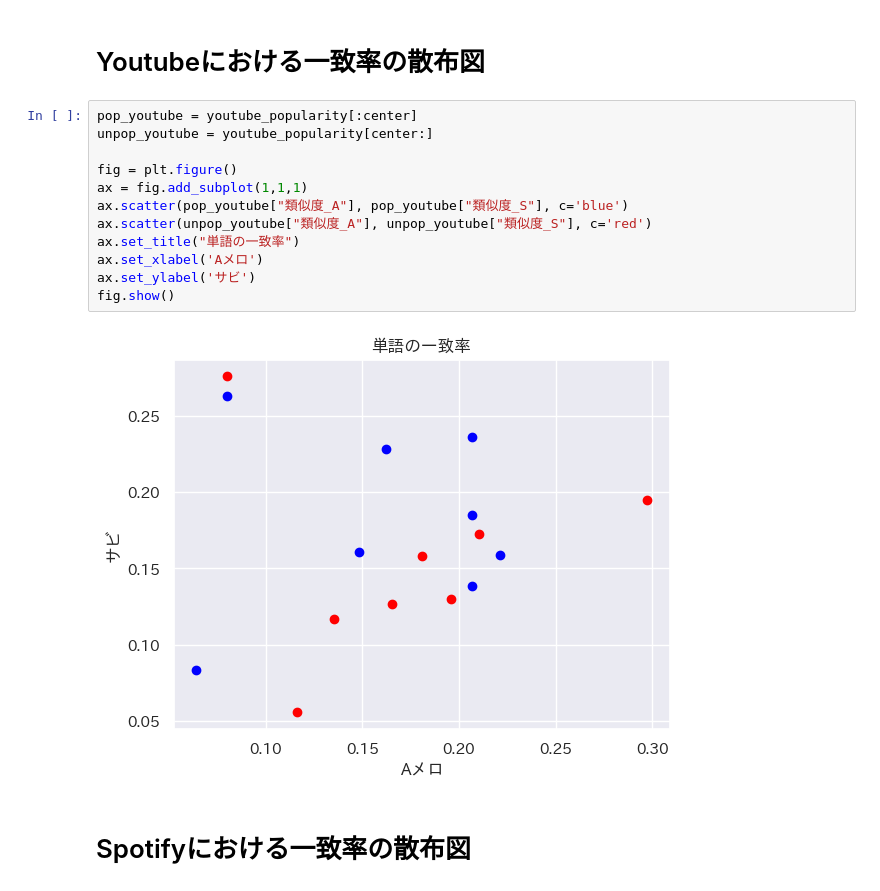
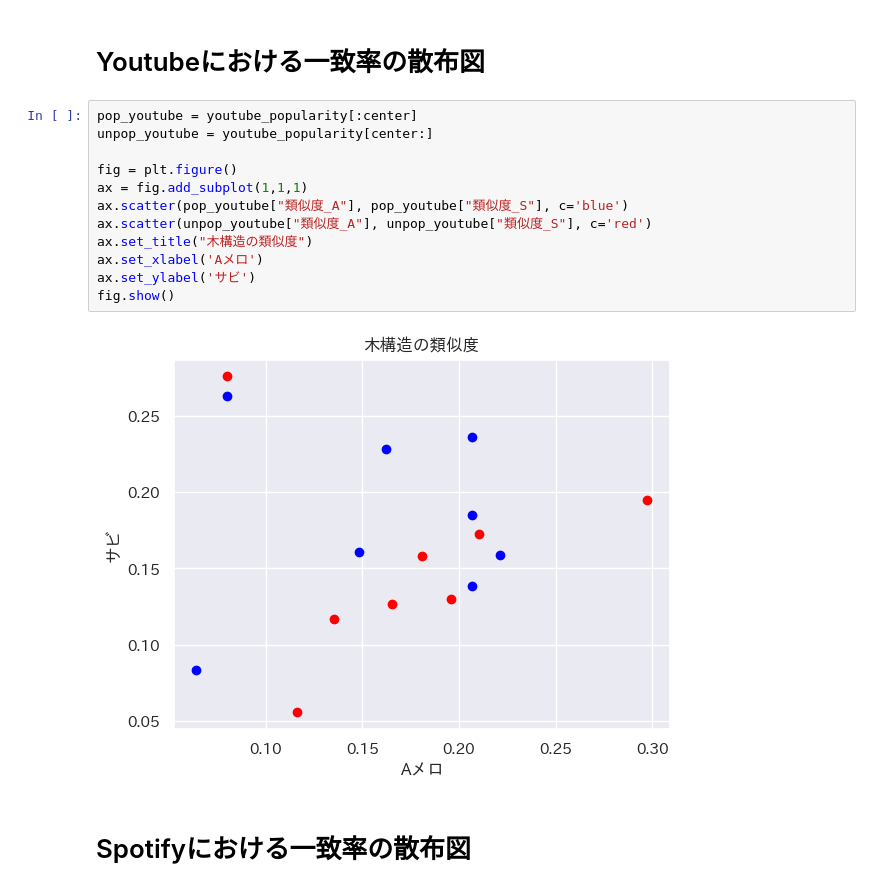
Before and after one commit to tsubasasugawara/lyrics_melody_analyzer, a Jupyter notebook: notebooks/analyze_tree_similarity.ipynb, the cells around one changed output. Drawn from its saved outputs; the diff is of its cells as text.

```diff
--- a/notebooks/analyze_tree_similarity.ipynb
+++ b/notebooks/analyze_tree_similarity.ipynb
@@ -30,17 +30,17 @@ youtube_popularity = tree_similarities.sort_values("Youtube", ascending=False)
 # %%
 pop_youtube = youtube_popularity[:center]
 unpop_youtube = youtube_popularity[center:]
 
 fig = plt.figure()
 ax = fig.add_subplot(1,1,1)
 ax.scatter(pop_youtube["類似度_A"], pop_youtube["類似度_S"], c='blue')
 ax.scatter(unpop_youtube["類似度_A"], unpop_youtube["類似度_S"], c='red')
-ax.set_title("単語の一致率")
+ax.set_title("木構造の類似度")
 ax.set_xlabel('Aメロ')
 ax.set_ylabel('サビ')
 fig.show()
 # %% [output]
-[figure, old version]
+[figure, new version]
 # %% [markdown]
 # Spotifyにおける一致率の散布図
 # %%
```
Also changed, not shown: parts of 1 cell of this notebook, 1 other file.
